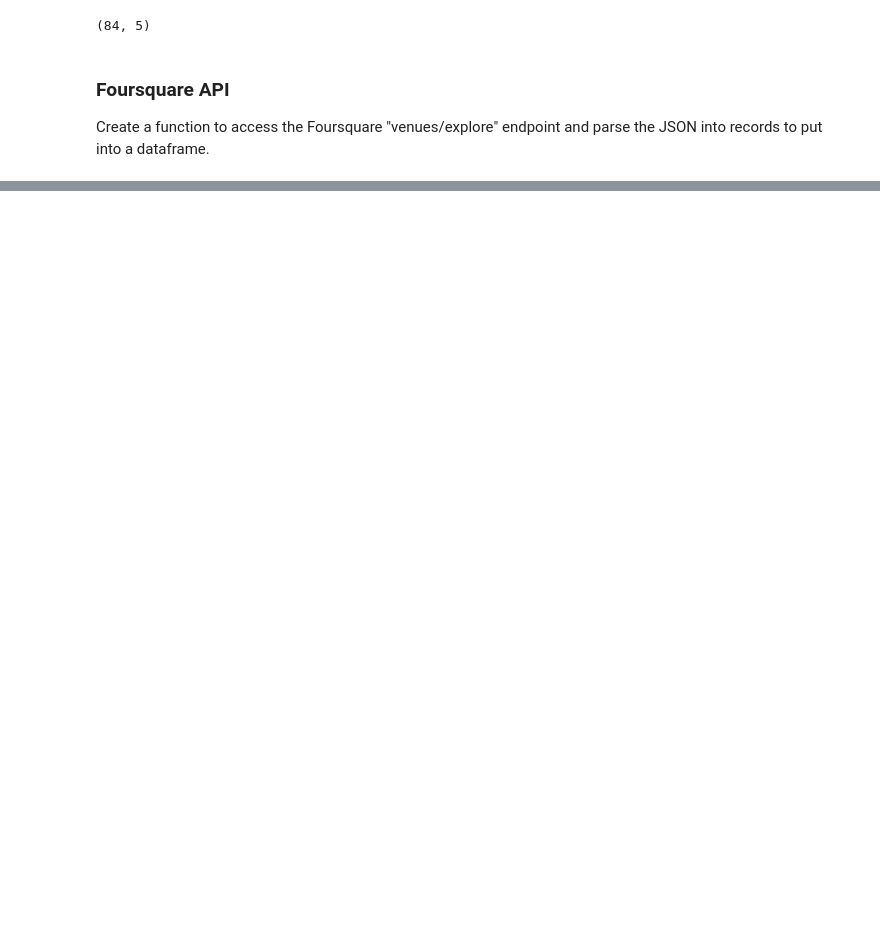
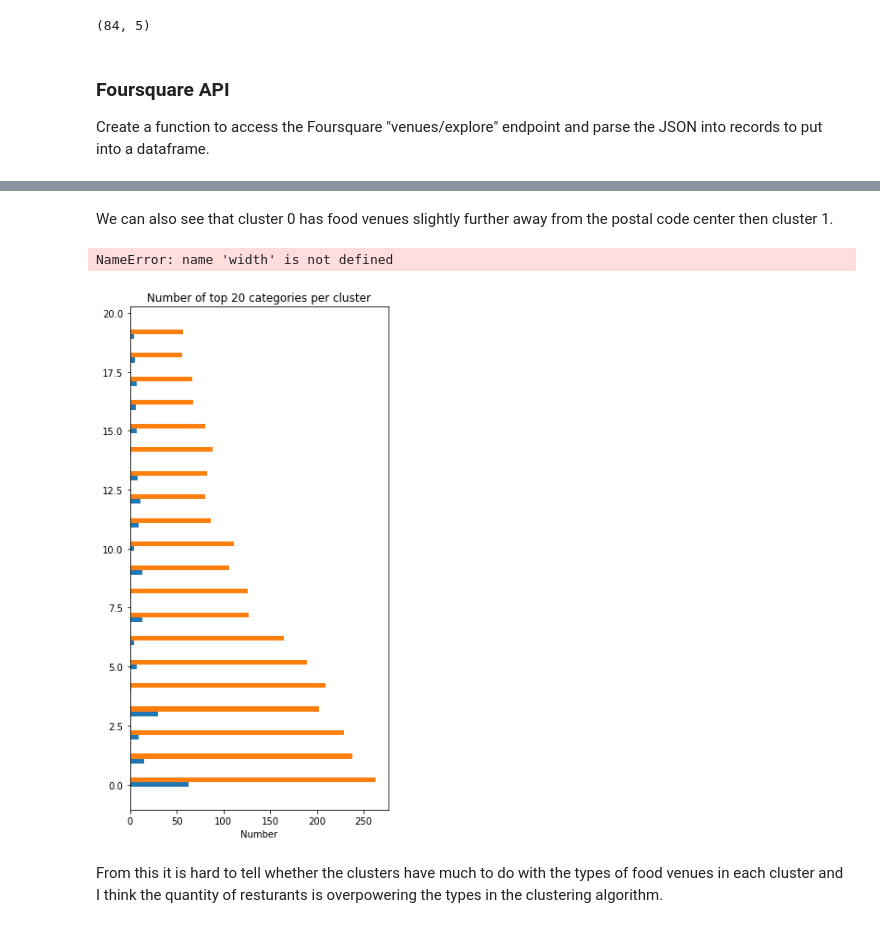
Before and after one commit to jonathanmishler/Coursera_Capstone, a Jupyter notebook: week3_notebook.ipynb, the cells around one changed output, grey strips where cells are left out. Drawn from its saved outputs; the diff is of its cells as text; code cells hidden in the pictures; blank space fills up the shorter version.

```diff
--- a/week3_notebook.ipynb
+++ b/week3_notebook.ipynb
@@ -338,0 +422,7 @@ tor_food.shape
+# %%
+# Final Cluster
+k=2
+km = KMeans(n_clusters=k, random_state=3)
+km.fit(cluster_features)
+clusters = cluster_features.reset_index()[['Postcode']].join(pd.Series(km.labels_, name="Cluster"))
+clusters.head()
@@ -338,0 +486,29 @@ tor_food.shape
+# %% [markdown]
+We can also see that cluster 0 has food venues slightly further away from the postal code center then cluster 1.
+# %%
+# Types of food
+# Number of each type of food venue per postcode
+num_food = tor_food[['Postcode']].join(pd.get_dummies(tor_food['Category']))
+num_food = num_food.groupby('Postcode').sum()
+# Get top 20 overall food types
+top_20 = list(num_food.sum().sort_values(ascending=False)[0:20].index)
+top_20_food = clusters.merge(num_food[top_20].reset_index(), how="left", on="Postcode")
+top_20_food = top_20_food.groupby('Cluster').sum()
+
+fig, ax = plt.subplots(figsize=(5,10))
+idx = np.arange(20)
+bar_width = 0.2
+
+plt.barh(idx, top_20_food.loc[0,:].values, bar_width, label="cluster 0")
+plt.barh(idx + bar_width, top_20_food.loc[1,:].values, bar_width, label="cluster 1")
+plt.xlabel('Number')
+plt.title('Number of top 20 categories per cluster')
+
+plt.yticks(idx + width / 2, top_20)
+plt.legend(loc='best')
+plt.show()
+# %% [output]
+NameError: name 'width' is not defined
+[figure, added]
+# %% [markdown]
+From this it is hard to tell whether the clusters have much to do with the types of food venues in each cluster and I think the quantity of resturants is overpowering the types in the clustering algorithm.
```
Also changed, not shown: parts of 30 cells of this notebook, 1 other file.
